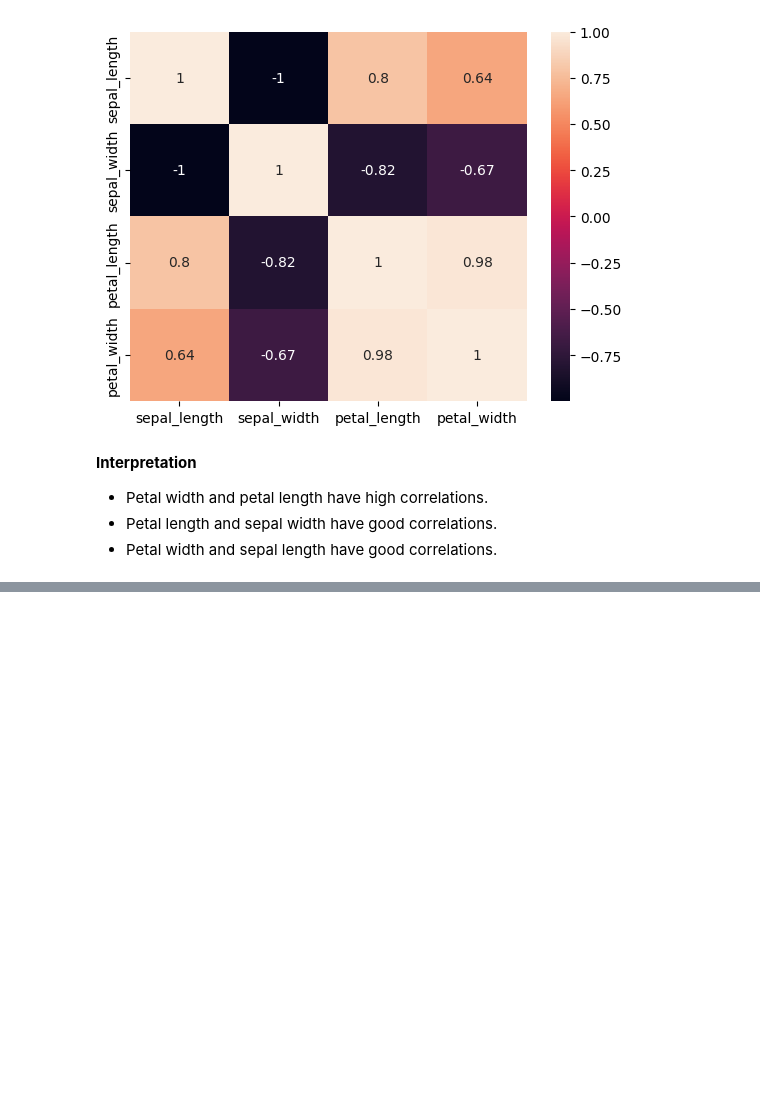
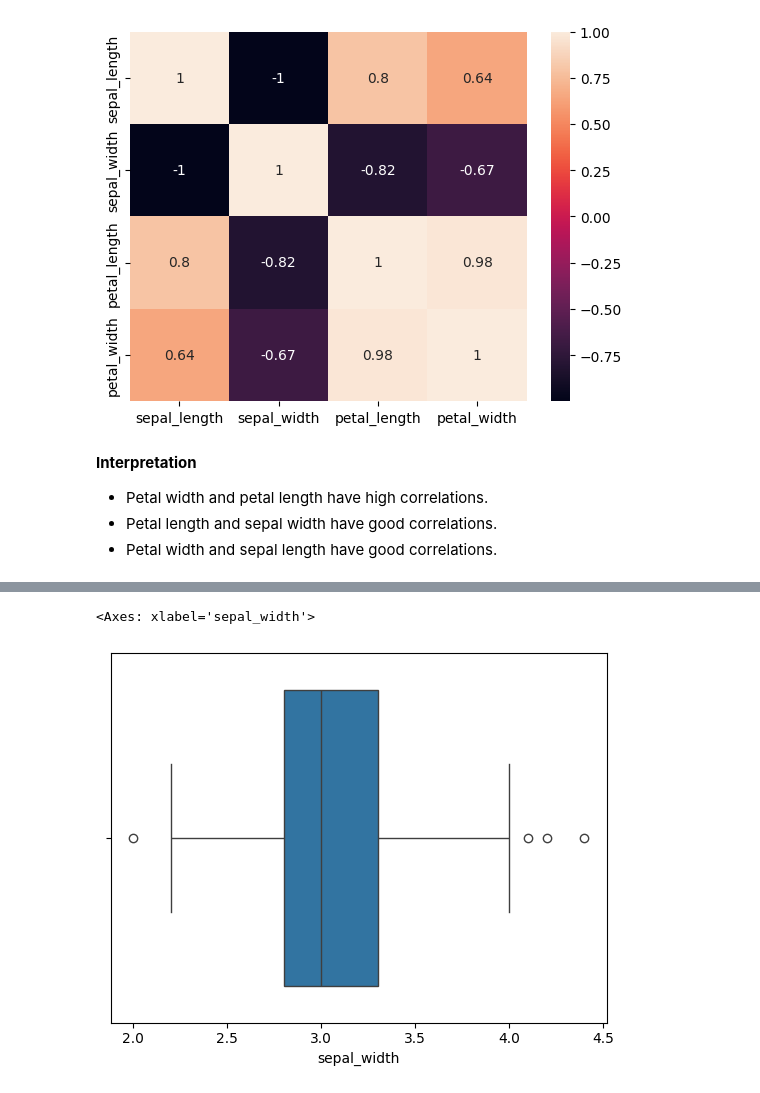
Before and after one commit to Dulyana-Silva/EDA-Iris-Dataset, a Jupyter notebook: Iris.ipynb, the cells around one changed output, grey strips where cells are left out. Saved outputs shown, nothing was run; the diff lists cells and outputs as text; code cells hidden in the pictures; blank space fills up the shorter version.

```diff
--- a/Iris.ipynb
+++ b/Iris.ipynb
@@ -243,0 +251,6 @@ plt.show()
+# %%
+#There are 4 outliers in Sepal width column ---> values below 2 and aove 4
+sns.boxplot(x='sepal_width', data= df)
+# %% [output]
+<Axes: xlabel='sepal_width'>
+[figure, added]
```
Also changed, not shown: parts of 5 cells of this notebook.
